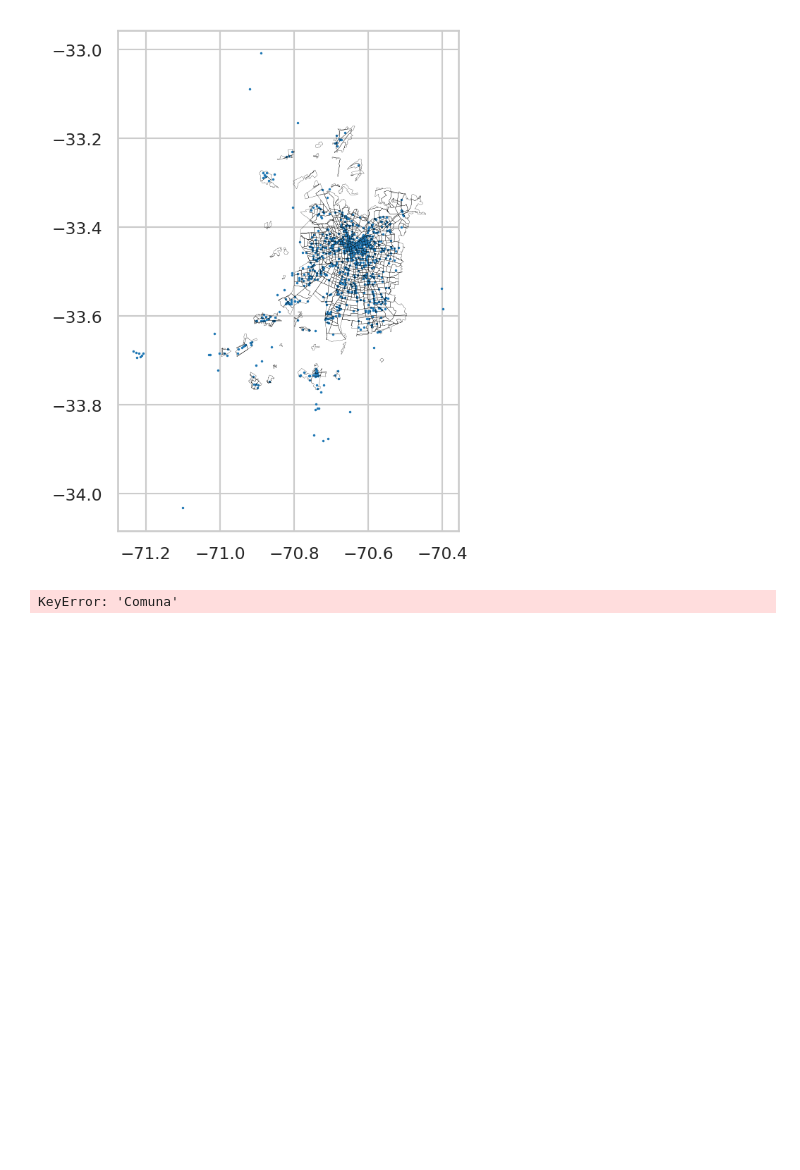
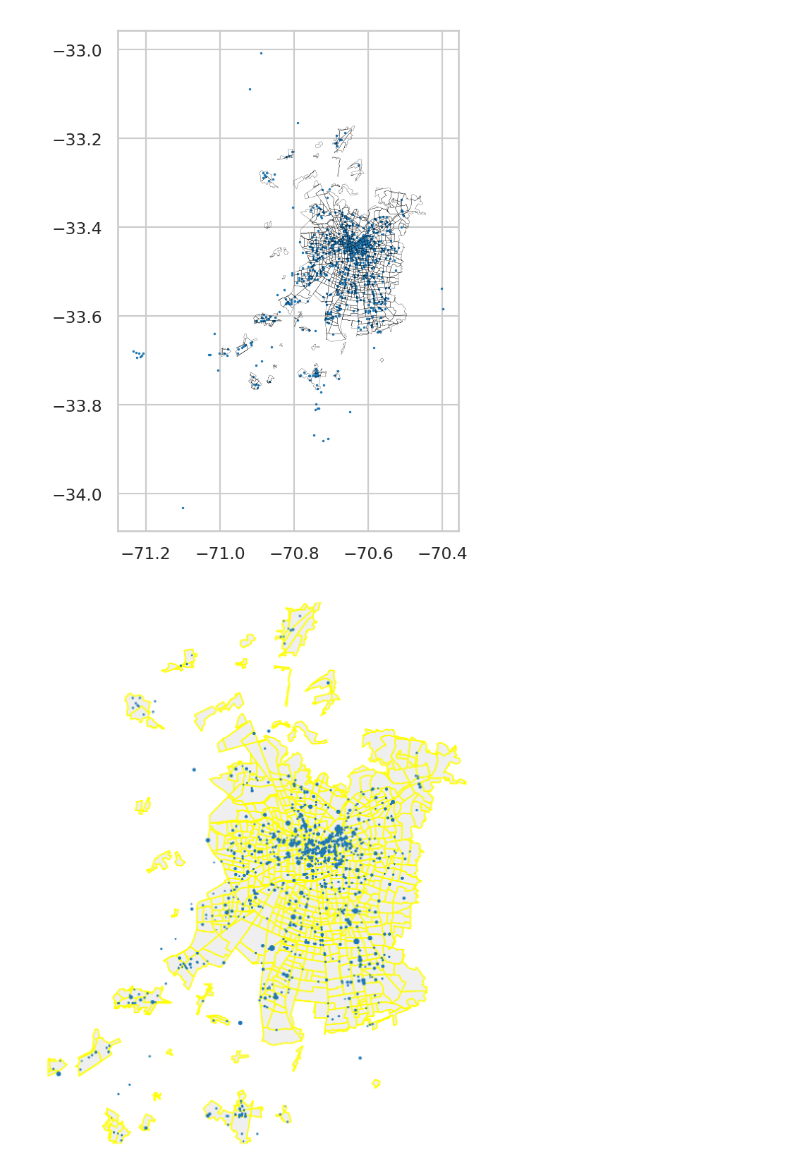
Before and after one commit to IgnacioTorr/aves, a Jupyter notebook: notebooks/vis-course/2024-otoño/Hito.ipynb, the cells around one changed output. Cells and saved outputs as stored; diff of their text form; code cells hidden in the pictures; blank space fills up the shorter version.

```diff
--- a/notebooks/vis-course/2024-otoño/Hito.ipynb
+++ b/notebooks/vis-course/2024-otoño/Hito.ipynb
@@ -188,31 +188,27 @@ zones.plot(ax=ax, facecolor='none', edgecolor='black', linewidth=0.1)
 # %%
 from aves.visualization.maps import bubble_map
 
 grid = GeoFacetGrid(
     # los datos
     origenes_viajes,
     # el contexto geográfico. es opcional, se utiliza para configurar el gráfico
     context=zones,
-    # el canal de codificación tono (hue) expresará la columna categórica ModoDifusion
-    hue="Comuna",
-    # solo veremos estas categorías
-
     # la altura del gráfico
     height=6,
 )
 
 # visualizamos el contexto
-grid.add_layer(zones, color="#efefef", edgecolor="white", linewidth=1)
+grid.add_layer(zones, color="#efefef", edgecolor="yellow", linewidth=1)
 
 # agregamos los bubble_map correspondientes
-grid.add_layer(bubble_map, size="Gravedad", scale=0.01, edgecolor='none')
+grid.add_layer(bubble_map, size="Gravedad", scale=1, edgecolor='none')
 
 # agregamos la leyenda
 grid.add_legend()
 
 grid.fig.tight_layout()
 # %% [output]
-KeyError: 'Comuna'
+[figure, added]
 # %%
 from aves.visualization.maps import heat_map
 from aves.visualization.figures import GeoFacetGrid
```
Also changed, not shown: parts of 1 cell of this notebook.
